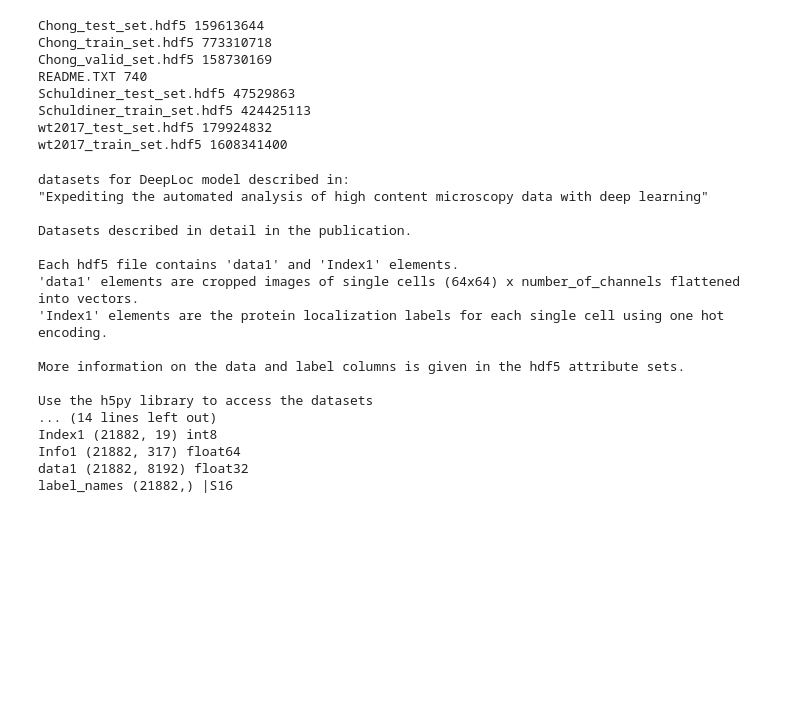
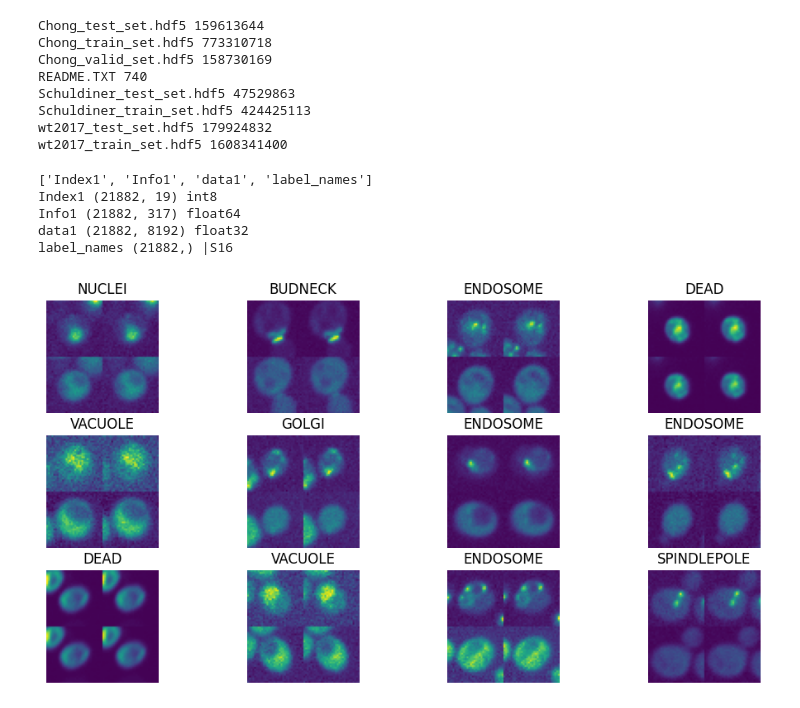
Before and after one commit to misrab/playground, a Jupyter notebook: ai/01-yeast-cells/cnn.ipynb, the cells around one changed output. Drawn from its saved outputs; the diff is of its cells as text; code cells hidden in the pictures; blank space fills up the shorter version.

```diff
--- a/ai/01-yeast-cells/cnn.ipynb
+++ b/ai/01-yeast-cells/cnn.ipynb
@@ -45,8 +59,10 @@ wt2017_test_set.hdf5 179924832
 wt2017_train_set.hdf5 1608341400
 # %%
 import h5py
+# hdf5 is bit more legacy than modern Zarr format
+# stores in one single large file
 
-print((DATA / "datasets" / "README.TXT").read_text())
+# print((DATA / "datasets" / "README.TXT").read_text())
 
 train = DATA / "datasets" / "Chong_train_set.hdf5"
 with h5py.File(train, "r") as f:
@@ -54,20 +70,22 @@ with h5py.File(train, "r") as f:
     for k in list(f.keys())[:8]:
         print(k, f[k].shape, f[k].dtype)
 # %% [output]
-datasets for DeepLoc model described in:
-"Expediting the automated analysis of high content microscopy data with deep learning"
-
-Datasets described in detail in the publication.
-
-Each hdf5 file contains 'data1' and 'Index1' elements.
-'data1' elements are cropped images of single cells (64x64) x number_of_channels flattened into vectors.
-'Index1' elements are the protein localization labels for each single cell using one hot encoding.
-
-More information on the data and label columns is given in the hdf5 attribute sets.
-
-Use the h5py library to access the datasets
-... (14 lines left out)
+['Index1', 'Info1', 'data1', 'label_names']
 Index1 (21882, 19) int8
 Info1 (21882, 317) float64
 data1 (21882, 8192) float32
 label_names (21882,) |S16
+# %%
+import matplotlib.pyplot as plt
+
+# file was closed by the `with` in the previous cell — reopen it
+with h5py.File(train, "r") as f:
+    fig, axes = plt.subplots(3, 4, figsize=(12, 6))
+    for i, ax in enumerate(axes.ravel()):
+        img = f["data1"][i].reshape(64, 64, 2)  # 8192 = 64*64*2
+        name = f["label_names"][i].decode()
+        ax.imshow(img[:, :, 0])  # channel 0 = GFP; imshow wants 2D
+        ax.set_title(name)
+        ax.axis("off")
+# %% [output]
+[figure, added]
```
Also changed, not shown: parts of 5 cells of this notebook, 1 other file.
